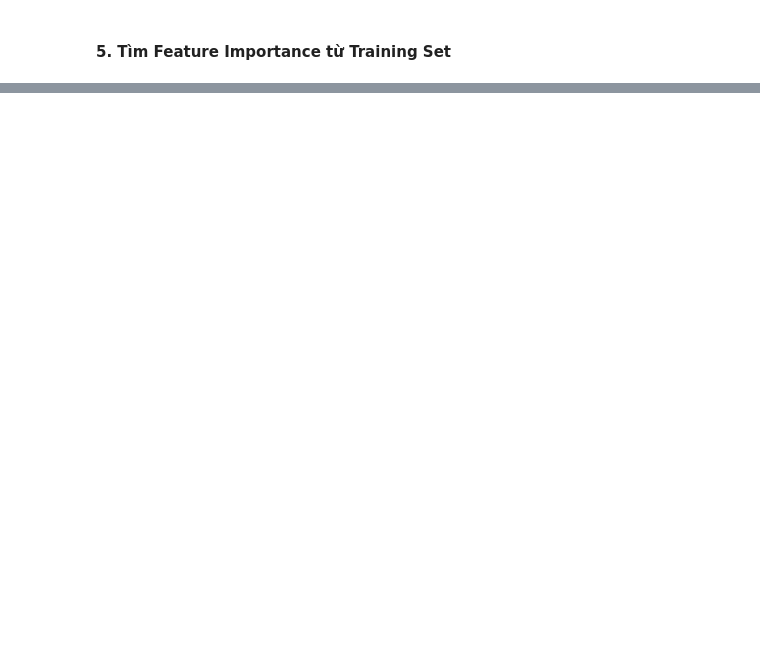
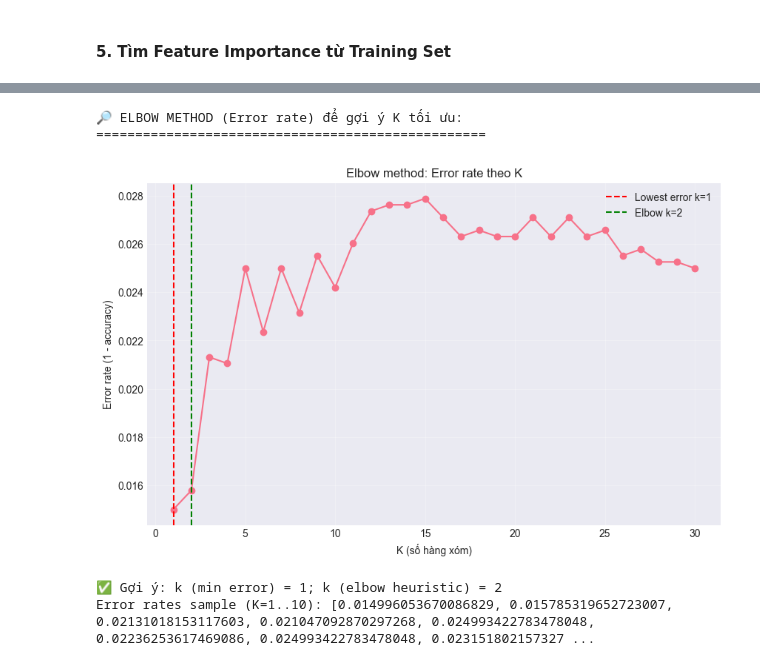
Before and after one commit to supernewbiecoder/DuDoanBenhGanDuaTrenDuLieu_KNN, a Jupyter notebook: du_doan_benh_gan.ipynb, the cells around one changed output, grey strips where cells are left out. Saved outputs shown, nothing was run; the diff lists cells and outputs as text; code cells hidden in the pictures; blank space fills up the shorter version.

```diff
--- a/du_doan_benh_gan.ipynb
+++ b/du_doan_benh_gan.ipynb
@@ -1163,0 +1297,58 @@ print(f"   Train Accuracy: {train_scores[list(k_values).index(best_k)]:.4f}")
+# %%
+# ===== ELBOW METHOD ĐỂ CHỌN K CHO KNN =====
+print("\n🔎 ELBOW METHOD (Error rate) để gợi ý K tối ưu:")
+print("=" * 50)
+
+import numpy as np
+import matplotlib.pyplot as plt
+from sklearn.neighbors import KNeighborsClassifier
+from sklearn.metrics import accuracy_score
+
+# Khoảng K để thử (1..30)
+k_range = range(1, 31)
+error_rates = []
+
+for k in k_range:
+    knn = KNeighborsClassifier(n_neighbors=k)
+    knn.fit(X_train_scaled, y_train)
+    preds = knn.predict(X_test_scaled)
+    err = 1 - accuracy_score(y_test, preds)
+    error_rates.append(err)
+
+# Vẽ đồ thị error rate vs K
+plt.figure(figsize=(10, 6))
+plt.plot(list(k_range), error_rates, marker='o', linestyle='-')
+plt.xlabel('K (số hàng xóm)')
+plt.ylabel('Error rate (1 - accuracy)')
+plt.title('Elbow method: Error rate theo K')
+plt.grid(alpha=0.3)
+
+# K có error nhỏ nhất
+best_k = list(k_range)[int(np.argmin(error_rates))]
+plt.axvline(best_k, color='red', linestyle='--', label=f'Lowest error k={best_k}')
+
+# heuristic: chọn elbow là điểm đầu tiên khi tỉ lệ cải thiện < 1% (diminishing returns)
+elbow_k = None
+for i in range(1, len(error_rates)):
+    prev = error_rates[i-1]
+    curr = error_rates[i]
+    if prev > 0:
+        improvement = prev - curr
+        if improvement / prev < 0.01:
+            elbow_k = list(k_range)[i]
+            break
+if elbow_k is None:
+    elbow_k = best_k
+
+plt.axvline(elbow_k, color='green', linestyle='--', label=f'Elbow k={elbow_k}')
+plt.legend()
+plt.show()
+
+print(f"\n✅ Gợi ý: k (min error) = {best_k}; k (elbow heuristic) = {elbow_k}")
+print(f"Error rates sample (K=1..10): {error_rates[:10]}")
+# %% [output]
+🔎 ELBOW METHOD (Error rate) để gợi ý K tối ưu:
+==================================================
+[figure, added]
+✅ Gợi ý: k (min error) = 1; k (elbow heuristic) = 2
+Error rates sample (K=1..10): [0.014996053670086829, 0.015785319652723007, 0.02131018153117603, 0.021047092870297268, 0.024993422783478048, 0.02236253617469086, 0.024993422783478048, 0.023151802157327 ...
```
Also changed, not shown: parts of 22 cells of this notebook, 1 other file.
